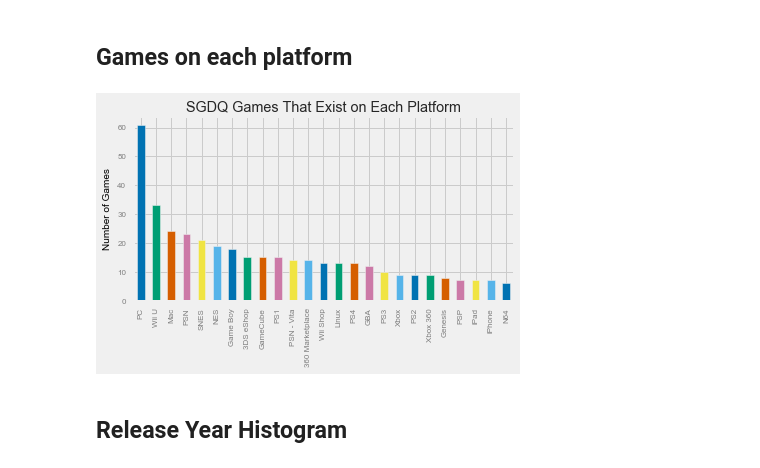
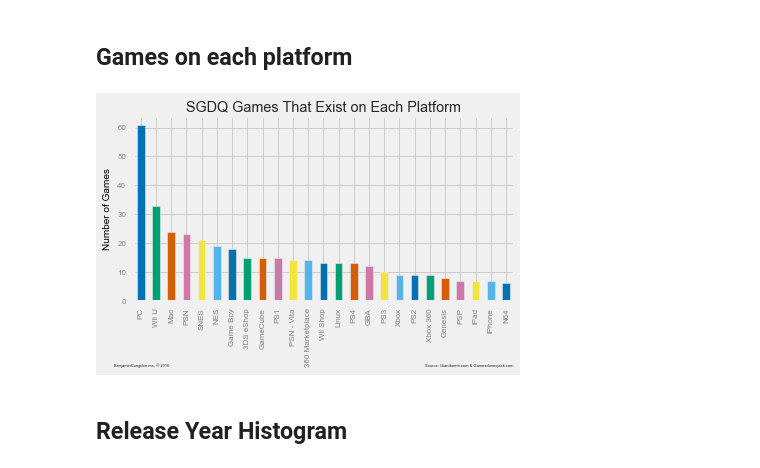
Before and after one commit to bcongdon/Data-Science-Projects, a Jupyter notebook: sgdq2016/SGDQ Schedule Analysis.ipynb, the cells around one changed output. Saved outputs shown, nothing was run; the diff lists cells and outputs as text; code cells hidden in the pictures.

```diff
--- a/sgdq2016/SGDQ Schedule Analysis.ipynb
+++ b/sgdq2016/SGDQ Schedule Analysis.ipynb
@@ -175,6 +180,7 @@ import matplotlib.pyplot as plt
 import plotly.plotly as py
 import seaborn as sns
 import itertools
+from __future__ import unicode_literals
 %matplotlib inline
 
 plt.style.use('fivethirtyeight')
@@ -189,34 +195,44 @@ plt.rcParams['axes.labelweight'] = 'normal'
 
 plt.rcParams['xtick.color'] = 'grey'
 plt.rcParams['ytick.color'] = 'grey'
 plt.rcParams['xtick.labelsize'] = 8
 plt.rcParams['ytick.labelsize'] = 8
 plt.rcParams['figure.titlesize'] = 12
 
 palette = itertools.cycle(sns.color_palette('colorblind', 25))
 
 platforms = list()
 for game in actual_games:
     if 'platforms' in game['data'] and game['data']['platforms']:
         platforms += ([x['name'] for x in game['data']['platforms']])
 platforms = pd.Series(platforms)
 figure = plt.figure()
 ax = platforms.value_counts()[:25].plot(kind='bar', color = [palette.next() for x in range(25)])
 shortnames = ['PC', 'Wii U', 'Mac', 'PSN', 'SNES' ,'NES', 'Game Boy', '3DS eShop', 'GameCube',
              'PS1', 'PSN - Vita', '360 Marketplace', 'Wii Shop', 'Linux', 'PS4', 'GBA', 'PS3',
               'Xbox', 'PS2', 'Xbox 360', 'Genesis', 'PSP', 'iPad', 'iPhone', 'N64']
 ax.set_xticklabels(shortnames)
 
 for x in range(25):
     ax.get_xticklabels()[x].title = shortnames
 plt.ylabel('Number of Games')
 plt.title("SGDQ Games That Exist on Each Platform")
 ax.yaxis.set_ticks_position('left')
 ax.xaxis.set_ticks_position('bottom')
+ax.text(1, -0.35,'Source: Giantbomb.com & Gamesdonequick.com',
+     horizontalalignment='right',
+     verticalalignment='center',
+     transform = ax.transAxes,
+     fontsize=4)
+ax.text(-.05, -0.35,'BenjaminCongdon.me, © 2016',
+     horizontalalignment='left',
+     verticalalignment='center',
+     transform = ax.transAxes,
+     fontsize=4)
 plt.tight_layout()
 plt.savefig('general_platform_counts.png', bbox_inches='tight', dpi=250)
 # %% [output]
-[figure, old version]
+[figure, new version]
 # %% [markdown]
 ## Release Year Histogram
 # %%
```
Also changed, not shown: parts of 11 cells of this notebook, 6 other files.
